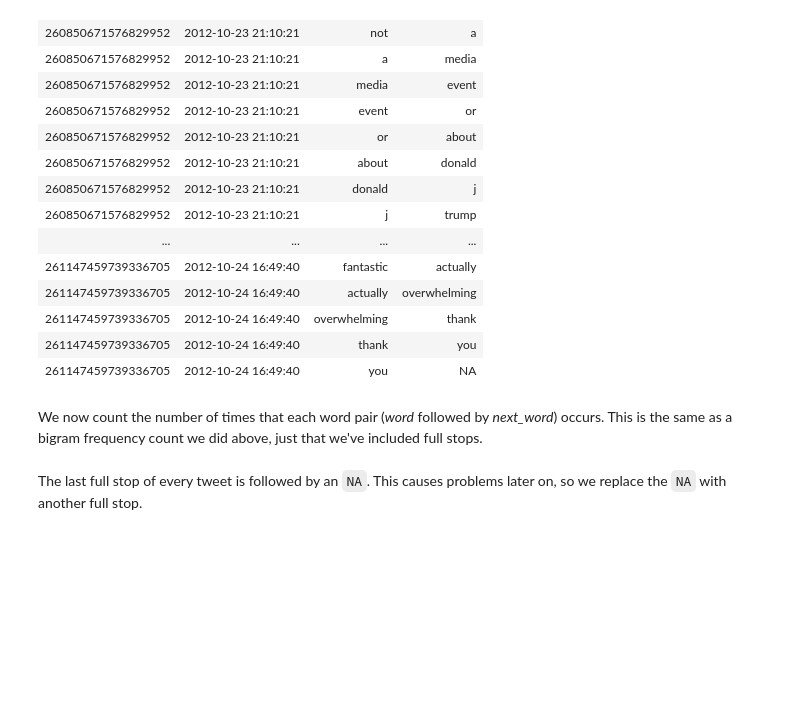
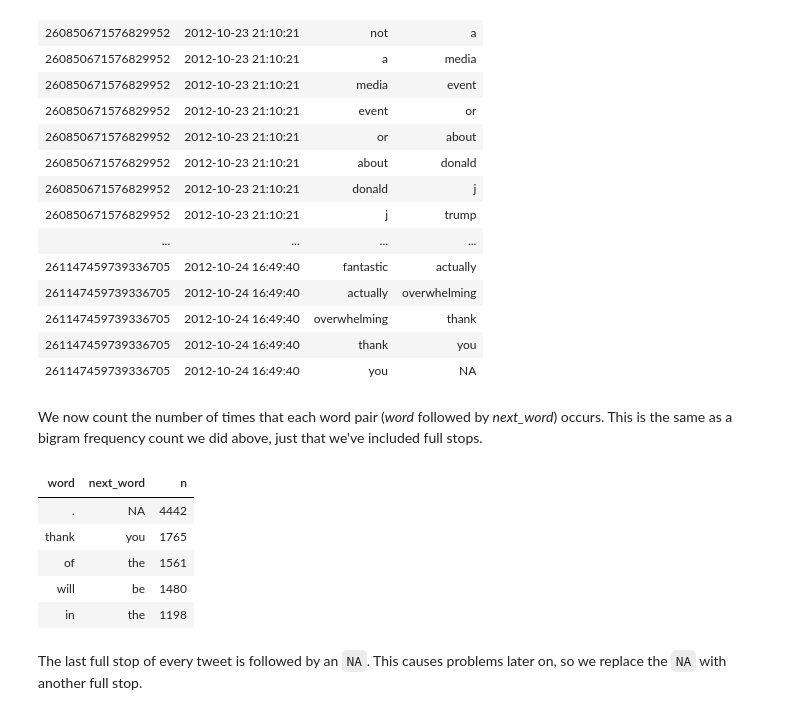
Before and after one commit to louwjlabuschagne/datasci-fi, a Jupyter notebook: lesson4-text-mining.ipynb, the cells around one changed output. Saved outputs shown, nothing was run; the diff lists cells and outputs as text; code cells hidden in the pictures; blank space fills up the shorter version.

```diff
--- a/lesson4-text-mining.ipynb
+++ b/lesson4-text-mining.ipynb
@@ -589,8 +610,16 @@ We now count the number of times that each word pair (*word* followed by *next_w
 # %%
 transitions <- tidy_tweets_wstop %>%
   group_by(word,next_word) %>%
   count() %>%
   ungroup() # remember to ungroup else later steps are slow!
+transitions %>% arrange(desc(n)) %>% head(5)
+# %% [output]
+| word | next_word | n |
+| . | NA | 4442 |
+| thank | you | 1765 |
+| of | the | 1561 |
+| will | be | 1480 |
+| in | the | 1198 |
 # %% [markdown]
 The last full stop of every tweet is followed by an `NA`. This causes problems later on, so we replace the `NA` with another full stop.
 # %%
```
Also changed, not shown: parts of 11 cells of this notebook, 1 other file.
